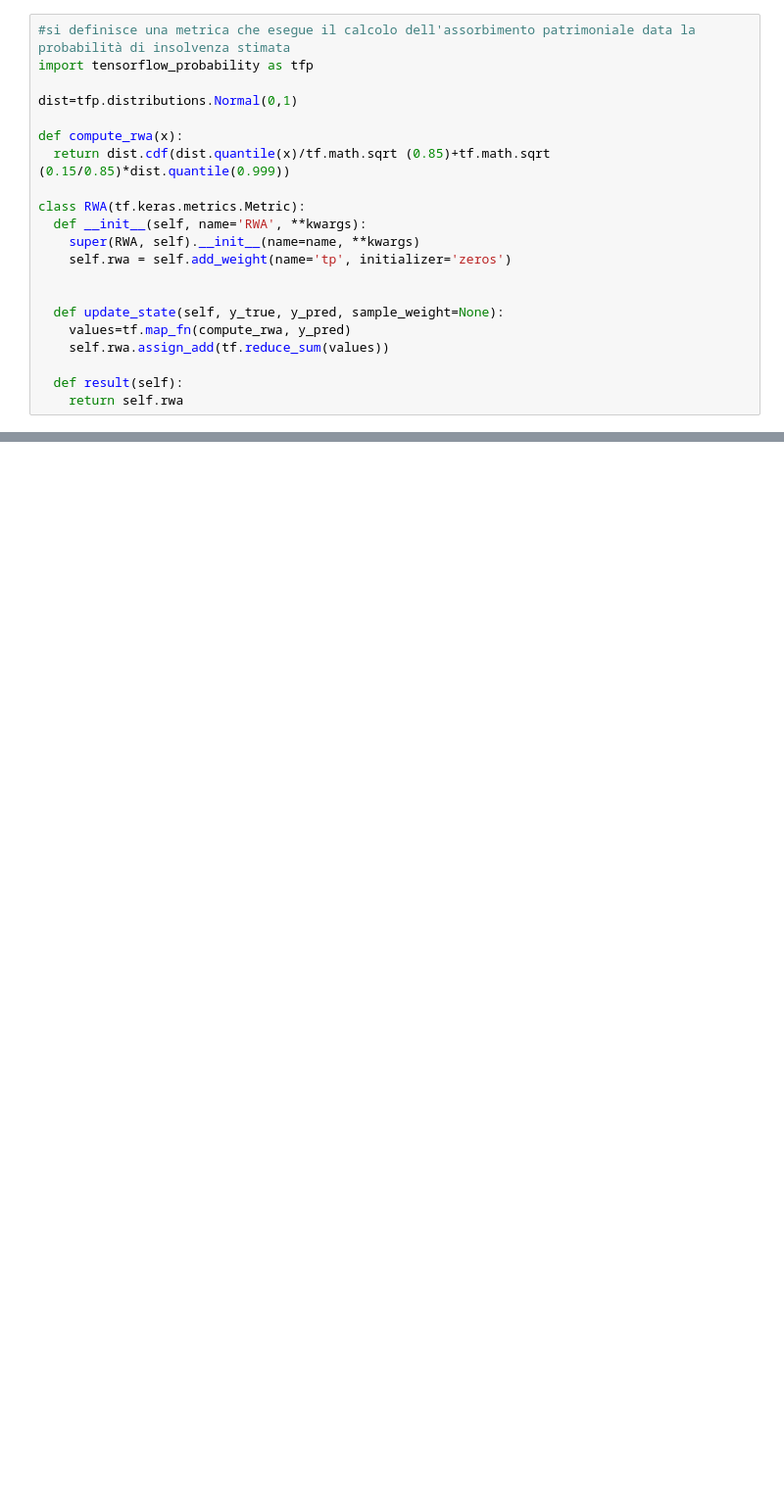
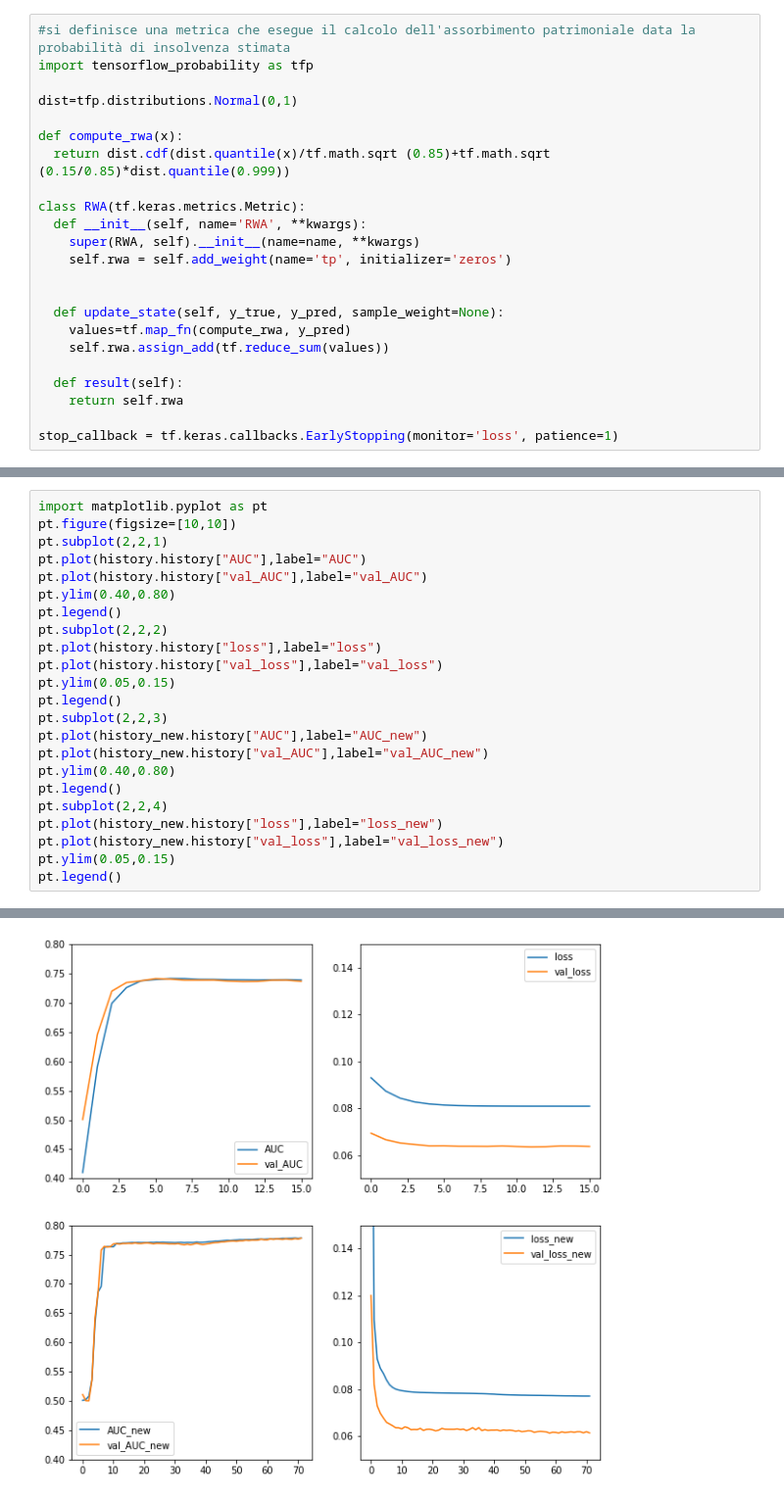
Before and after one commit to capastomm/capastomm, a Jupyter notebook: cc.ipynb, the cells around one changed output, grey strips where cells are left out. Shown at 98% size. Cells and saved outputs as stored; diff of their text form; blank space fills up the shorter version.

```diff
--- a/cc.ipynb
+++ b/cc.ipynb
@@ -80,3 +87,5 @@ class RWA(tf.keras.metrics.Metric):
 
   def result(self):
     return self.rwa
+
+stop_callback = tf.keras.callbacks.EarlyStopping(monitor='loss', patience=1)
@@ -174,0 +198,24 @@ tf.Tensor([943072], shape=(1,), dtype=int32)
+# %%
+import matplotlib.pyplot as pt
+pt.figure(figsize=[10,10])
+pt.subplot(2,2,1)
+pt.plot(history.history["AUC"],label="AUC")
+pt.plot(history.history["val_AUC"],label="val_AUC")
+pt.ylim(0.40,0.80)
+pt.legend()
+pt.subplot(2,2,2)
+pt.plot(history.history["loss"],label="loss")
+pt.plot(history.history["val_loss"],label="val_loss")
+pt.ylim(0.05,0.15)
+pt.legend()
+pt.subplot(2,2,3)
+pt.plot(history_new.history["AUC"],label="AUC_new")
+pt.plot(history_new.history["val_AUC"],label="val_AUC_new")
+pt.ylim(0.40,0.80)
+pt.legend()
+pt.subplot(2,2,4)
+pt.plot(history_new.history["loss"],label="loss_new")
+pt.plot(history_new.history["val_loss"],label="val_loss_new")
+pt.ylim(0.05,0.15)
+pt.legend()
+# %% [output]
@@ -174,0 +223 @@ tf.Tensor([943072], shape=(1,), dtype=int32)
+[figure, added]
```
Also changed, not shown: parts of 7 cells of this notebook.
